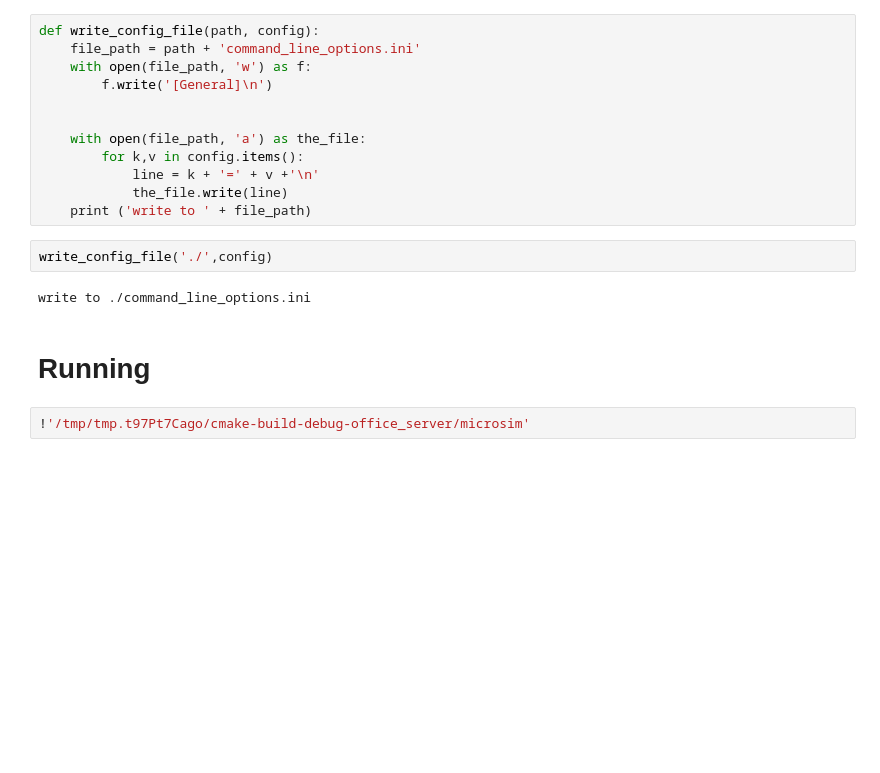
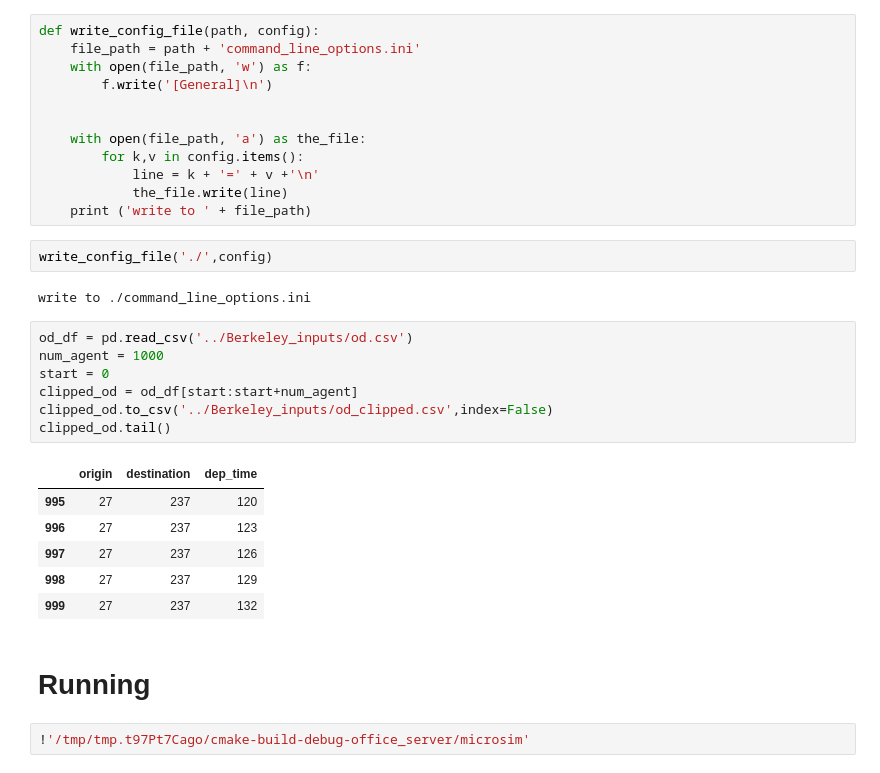
Before and after one commit to cb-cities/microsim, a Jupyter notebook: analysis/berkeley.ipynb, the cells around one changed output. Saved outputs shown, nothing was run; the diff lists cells and outputs as text; blank space fills up the shorter version.

```diff
--- a/analysis/berkeley.ipynb
+++ b/analysis/berkeley.ipynb
@@ -36,6 +36,20 @@ def write_config_file(path, config):
 write_config_file('./',config)
 # %% [output]
 write to ./command_line_options.ini
+# %%
+od_df = pd.read_csv('../Berkeley_inputs/od.csv')
+num_agent = 1000
+start = 0
+clipped_od = od_df[start:start+num_agent]
+clipped_od.to_csv('../Berkeley_inputs/od_clipped.csv',index=False)
+clipped_od.tail()
+# %% [output]
+|  | origin | destination | dep_time |
+| 995 | 27 | 237 | 120 |
+| 996 | 27 | 237 | 123 |
+| 997 | 27 | 237 | 126 |
+| 998 | 27 | 237 | 129 |
+| 999 | 27 | 237 | 132 |
 # %% [markdown]
 # Running
 # %%
```
Also changed, not shown: parts of 16 cells of this notebook, 6 other files.
